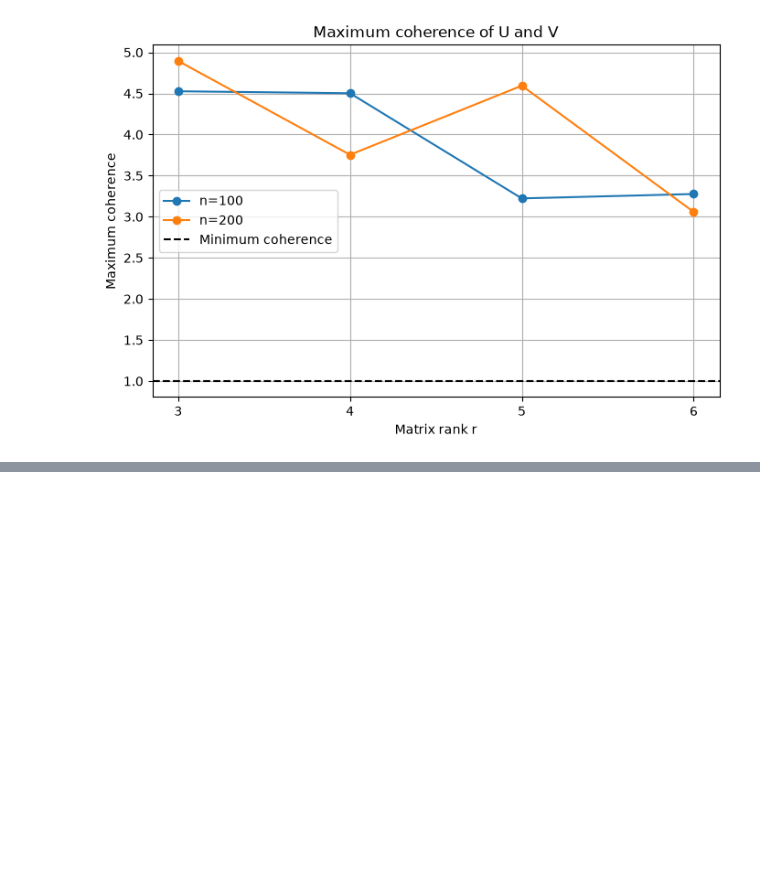
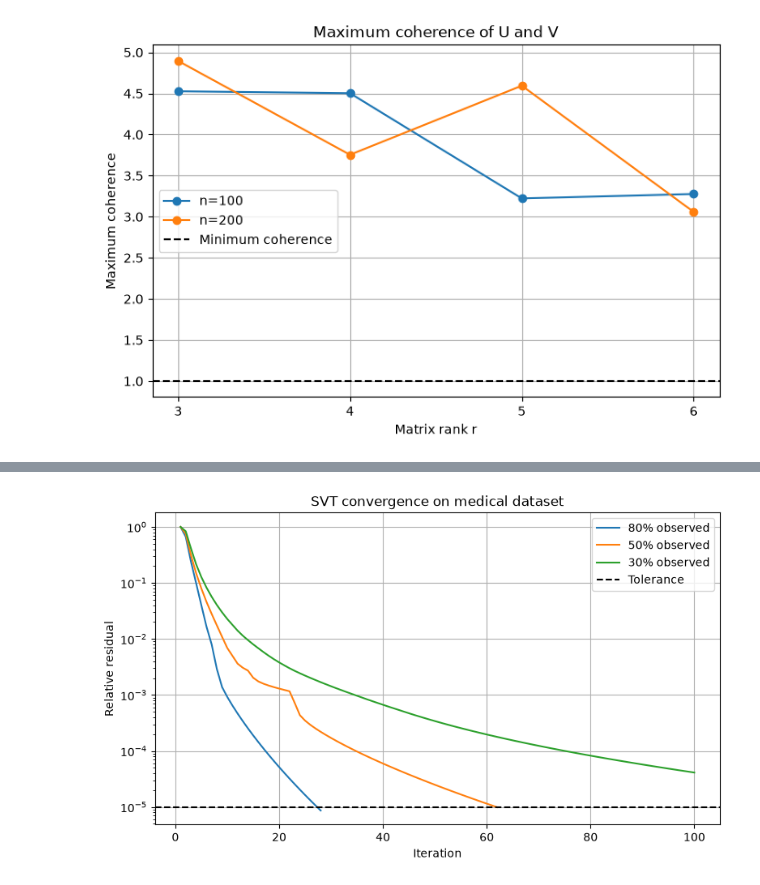
Before and after one commit to rigozu9/Matrix-and-Tensor-Techniques-for-DS, a Jupyter notebook: lab5/lab5.ipynb, the cells around one changed output, grey strips where cells are left out. Cells and saved outputs as stored; diff of their text form; code cells hidden in the pictures; blank space fills up the shorter version.

```diff
--- a/lab5/lab5.ipynb
+++ b/lab5/lab5.ipynb
@@ -420,0 +455,14 @@ plt.show()
+# %%
+rng = np.random.default_rng(42)
+
+q = 0.8
+
+n_rows, n_cols = A_med.shape
+
+total_entries = n_rows * n_cols
+
+m = int(q * total_entries)
+
+print("Total entries:", total_entries)
+print("Observed entries:", m)
+print("Missing entries:", total_entries - m)
@@ -420,0 +571,7 @@ plt.show()
+# %%
+error = (
+    np.linalg.norm(A_med - A_med2, "fro")
+    / np.linalg.norm(A_med, "fro")
+)
+
+print("Reconstruction error:", error)
@@ -420,0 +765,26 @@ plt.show()
+# %%
+plt.figure(figsize=(9, 5))
+
+for q, history in histories_med.items():
+
+    plt.semilogy(
+        range(1, len(history) + 1),
+        history,
+        label=f"{q:.0%} observed"
+    )
+
+plt.axhline(
+    y=tol,
+    color="black",
+    linestyle="--",
+    label="Tolerance"
+)
+
+plt.xlabel("Iteration")
+plt.ylabel("Relative residual")
+plt.title("SVT convergence on medical dataset")
+plt.legend()
+plt.grid(True)
+plt.show()
+# %% [output]
+[figure, added]
```
Also changed, not shown: parts of 24 cells of this notebook.
